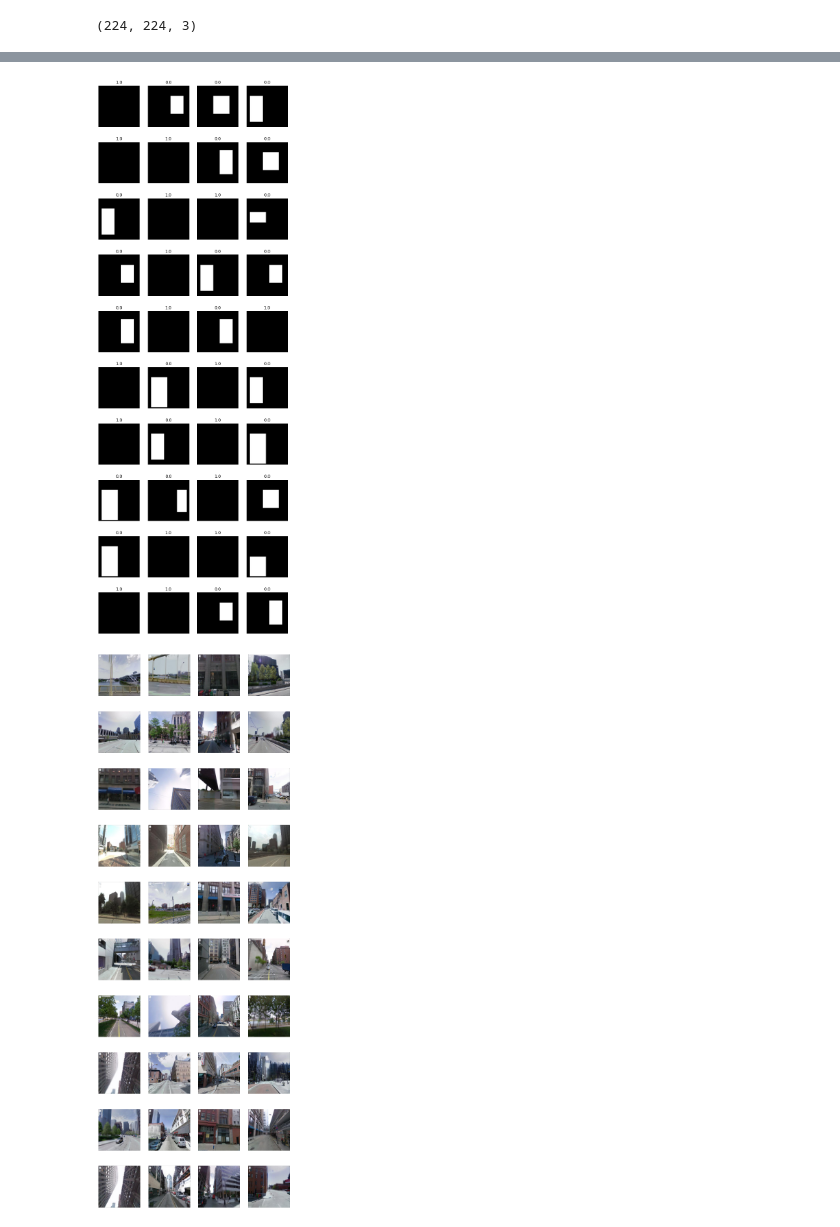
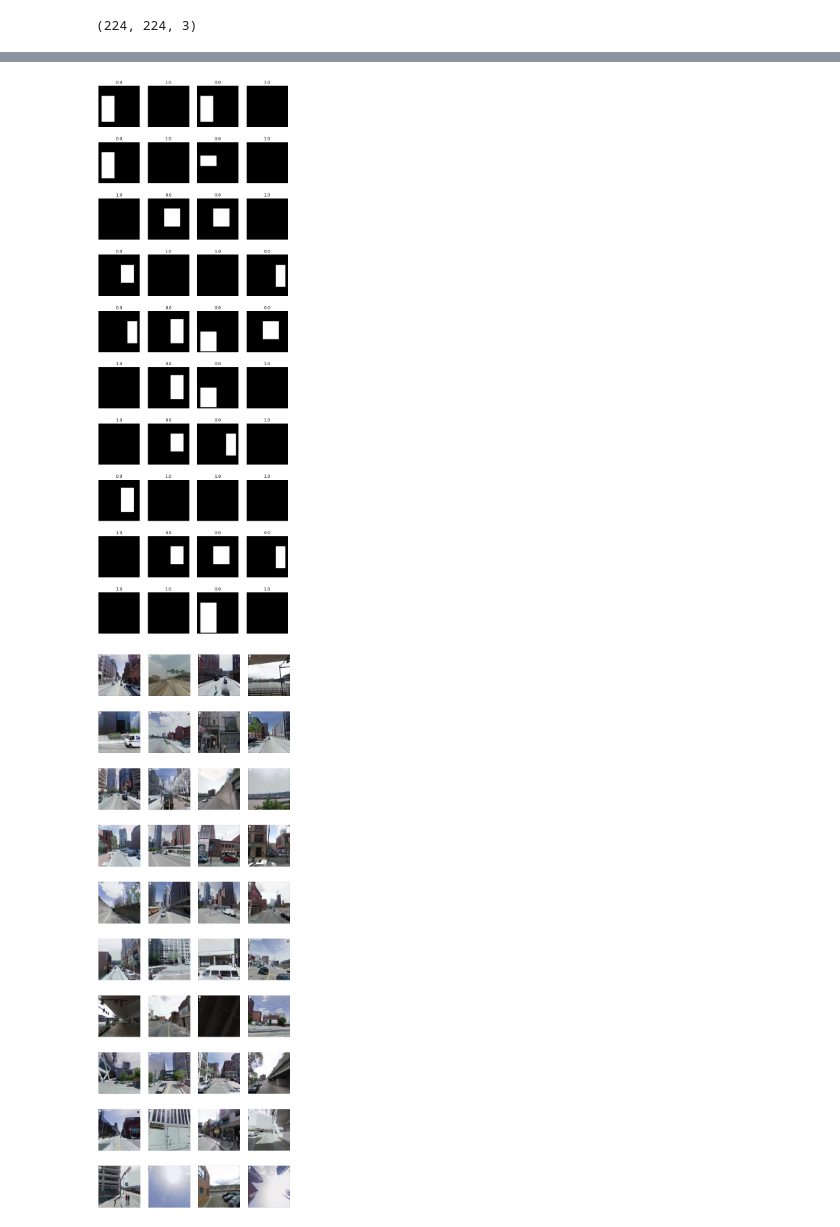
Before and after one commit to MasoudMoeini/Google-Street-View-Images-Blur-Detection, a Jupyter notebook: SVIBDN.ipynb, the cells around one changed output, grey strips where cells are left out. Drawn from its saved outputs; the diff is of its cells as text; code cells hidden in the pictures.

```diff
--- a/SVIBDN.ipynb
+++ b/SVIBDN.ipynb
@@ -171,6 +168,7 @@ class_label=np.array(class_label)
 # %%
 x_train = np.load('train-images.npy')
 y_train = np.load('label-images.npy')
+class_labels=np.load('class_labels.npy')
 # %%
 x_train.shape
 # %% [output]
@@ -185,0 +180,5 @@ images.shape
+# %%
+#evaluation images
+images=x_train[8000:10000]
+true_labels=y_train[8000:10000]
+true_class_label=class_labels[8000:10000]
@@ -304,11 +269,11 @@ images[0].shape
 from keras.models import load_model
 from PIL import Image
 #images = np.load('test-blurry-images.npy')
-#images = images[0:100]
+image = images[:400]
 model = load_model("new_model.h5")
 predictions=[]
-for i in range(images.shape[0]):
-  img = images[i]
+for i in range(image.shape[0]):
+  img = image[i]
   img = img.astype(np.float32)/ 255.0
   img = np.expand_dims(img, -1)
   img = np.expand_dims(img, 0)
@@ -329,8 +298,8 @@ len(predictions)
 # %%
 mse_classification=[]
 mse_blurDetection=[]
-for i in range((images.shape)[0]):
-  mse_classification.append((((predictions[i])[1])[0]- true_class_label[0])**2)
+for i in range((image.shape)[0]):
+  mse_classification.append((((predictions[i])[1])[0]- true_class_label[i])**2)
   mse_blurDetection.append((((predictions[i])[0])[0]-true_labels[i].astype(np.float32)/ 255.0)**2)
 print(f" MSE for Model Classification: {mean(mse_classification)}")
 print(f" MSE for Model Blur area detection: {mean(mse_blurDetection)}")
@@ -365,18 +334,18 @@ for i in range(0, columns*rows):
   plt.axis("off")
 plt.show()
 # %% [output]
-[figure, old version]
+[figure, new version]
 # %%
 #images = np.load('test-label-images.npy')
 #images = images[0:100]
 fig = plt.figure(figsize=(10,30))
 columns = 4
 rows = 10
 for i in range(0, columns*rows):
   fig.add_subplot(rows, columns,i+1)
-  plt.imshow(images[i],cmap='binary')
+  plt.imshow(image[i],cmap='binary')
   #plt.title('image')
   plt.axis("off")
 plt.show()
 # %% [output]
-[figure, old version]
+[figure, new version]
```
Also changed, not shown: parts of 28 cells of this notebook.
